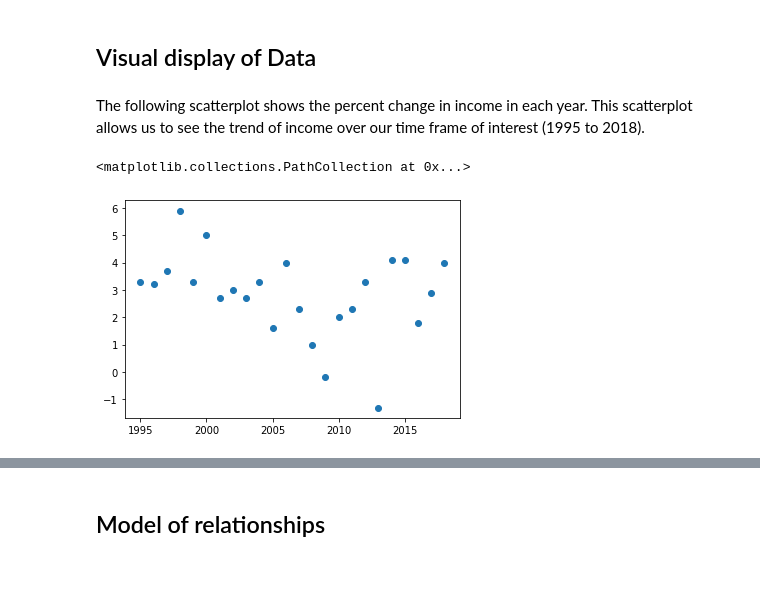
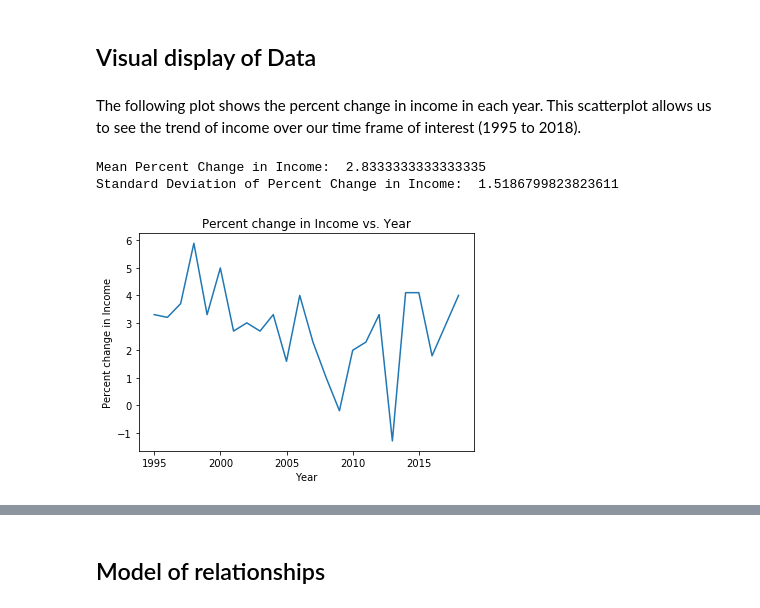
Before and after one commit to ss2944/data-sci, a Jupyter notebook: TicketsSold-Income.ipynb, the cells around one changed output, grey strips where cells are left out. Cells and saved outputs as stored; diff of their text form; code cells hidden in the pictures; blank space fills up the shorter version.

Commit message:
tickets vs income

```diff
--- a/TicketsSold-Income.ipynb
+++ b/TicketsSold-Income.ipynb
@@ -19,16 +37,24 @@ data = pd.read_csv ('data.csv', index_col=0)
 # %% [markdown]
 ## Visual display of Data
 # %% [markdown]
-The following scatterplot shows the percent change in income in each year. This scatterplot allows us to see the trend of income over our time frame of interest (1995 to 2018).
+The following plot shows the percent change in income in each year. This scatterplot allows us to see the trend of income over our time frame of interest (1995 to 2018).
 # %%
 income_raw = pd.DataFrame(data["% Income Annual Change, Chained Dollars"])
 income= np.zeros(24)
 x = 0
 for value in income_raw.iterrows():
     income[x] = income_raw.iloc(0)[x]
     x+=1
 
-plt.scatter(range(1995,2019),income)
+print("Mean Percent Change in Income: ", income.mean())
+print("Standard Deviation of Percent Change in Income: ", income.std())
+
+plt.plot(range(1995,2019),income)
+plt.xlabel("Year")
+plt.ylabel("Percent change in Income")
+plt.title("Percent change in Income vs. Year")
+plt.show()
 # %% [output]
-<matplotlib.collections.PathCollection at 0x...>
+Mean Percent Change in Income:  2.8333333333333335
+Standard Deviation of Percent Change in Income:  1.5186799823823611
-[figure, old version]
+[figure, new version]
```
Also changed, not shown: parts of 5 cells of this notebook, 1 other file.
